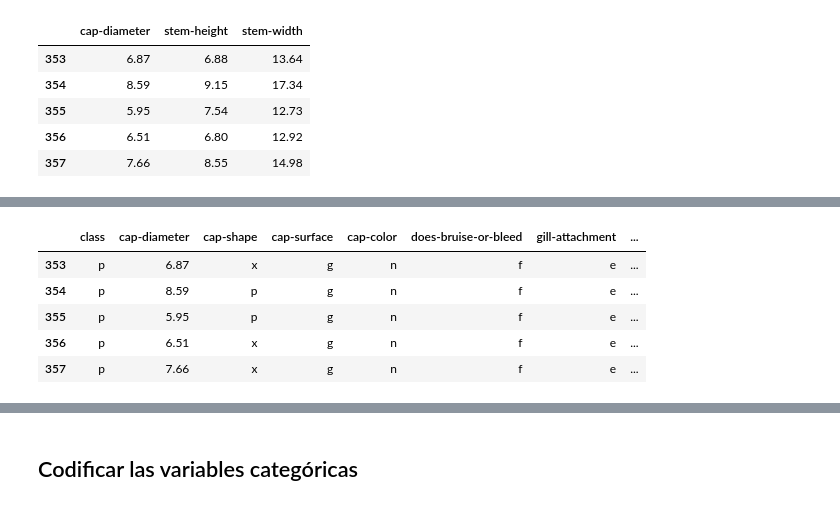
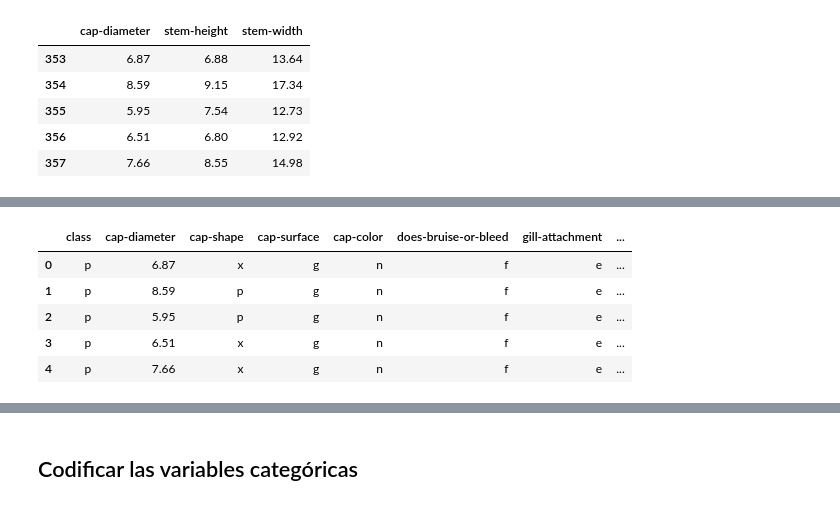
Before and after one commit to Adalab/-DA-promo-b-modulo-3-sprint-1-Maria-Ana, a Jupyter notebook: pair-programming-12-RLogística-Preproces/pair-programming-12-RLogística-Preproces.ipynb, the cells around one changed output, grey strips where cells are left out. Drawn from its saved outputs; the diff is of its cells as text; code cells hidden in the pictures.

```diff
--- a/pair-programming-12-RLogística-Preproces/pair-programming-12-RLogística-Preproces.ipynb
+++ b/pair-programming-12-RLogística-Preproces/pair-programming-12-RLogística-Preproces.ipynb
@@ -55,4 +55,4 @@ dtype: int64
 # %%
 # nos hacemos una copia del df que acabamos de cargar
 
-df = df.copy()
+df = df2.copy()
@@ -81,6 +89,6 @@ X_escaladas = scaler.transform(numericas)
 
 # por último convertiremos el array que nos devuelve en un dataframe.
 
-numericas_estandar = pd.DataFrame(X_escaladas, columns = numericas.columns)
+numericas_estandar = pd.DataFrame(X_escaladas, columns = numericas.columns+"_e")
 numericas_estandar.head(2)
 # %% [output]
@@ -89,0 +102,2 @@ numericas_estandar.head(2)
+# %%
+df.reset_index(inplace=True)
@@ -90,14 +113,16 @@ numericas_estandar.head(2)
+# %%
+df.drop("index", axis=1, inplace=True)
 # %%
 # lo unimos al dataframe original
 
-df = pd.concat([df, numericas_estandar], axis = 1)
+df_concat = pd.concat([df, numericas_estandar], axis = 1)
 
 # chequeamos que esta todo bien
-df.head()
+df_concat.head()
 # %% [output]
 |  | class | cap-diameter | cap-shape | cap-surface | cap-color | does-bruise-or-bleed | gill-attachment | ... |
-| 353 | p | 6.87 | x | g | n | f | e | ... |
-| 354 | p | 8.59 | p | g | n | f | e | ... |
-| 355 | p | 5.95 | p | g | n | f | e | ... |
-| 356 | p | 6.51 | x | g | n | f | e | ... |
-| 357 | p | 7.66 | x | g | n | f | e | ... |
+| 0 | p | 6.87 | x | g | n | f | e | ... |
+| 1 | p | 8.59 | p | g | n | f | e | ... |
+| 2 | p | 5.95 | p | g | n | f | e | ... |
+| 3 | p | 6.51 | x | g | n | f | e | ... |
+| 4 | p | 7.66 | x | g | n | f | e | ... |
```
Also changed, not shown: parts of 26 cells of this notebook, 4 other files.
